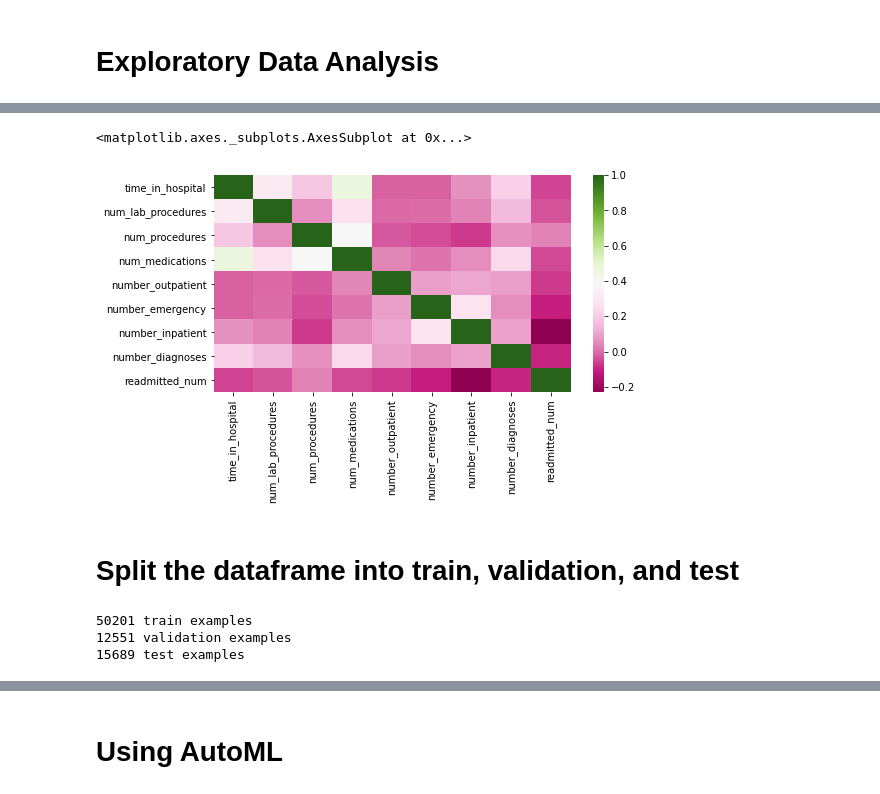
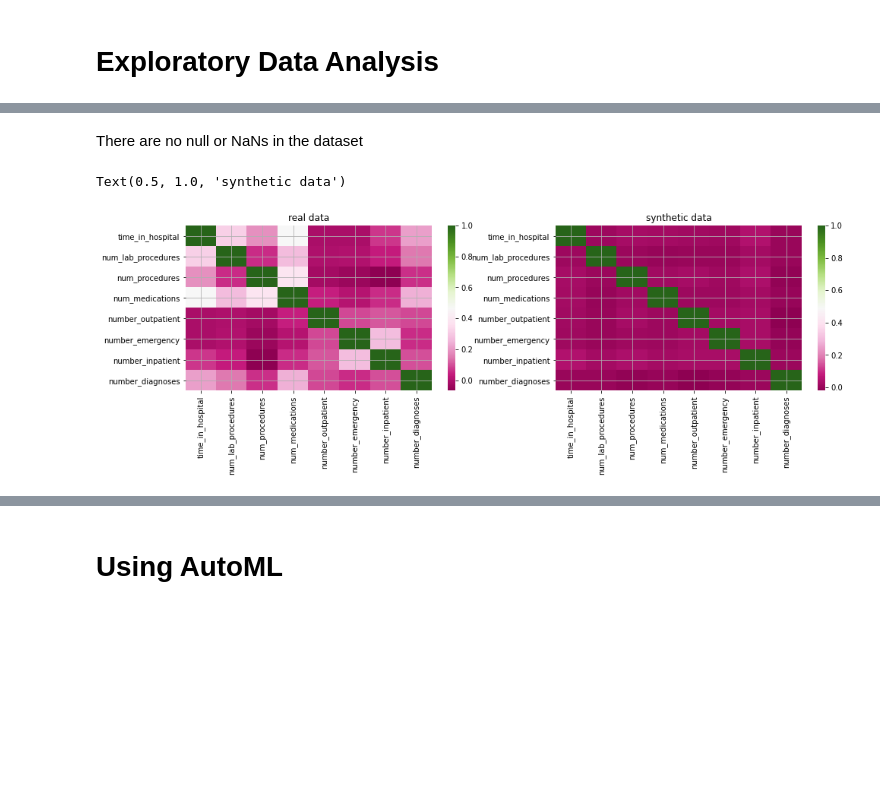
Before and after one commit to sourabh-bhide/SyntheticHealthData, a Jupyter notebook: Diabetes_AutoML.ipynb, the cells around one changed output, grey strips where cells are left out. Saved outputs shown, nothing was run; the diff lists cells and outputs as text; code cells hidden in the pictures; blank space fills up the shorter version.

```diff
--- a/Diabetes_AutoML.ipynb
+++ b/Diabetes_AutoML.ipynb
@@ -86,20 +116,18 @@ df.describe()
+# %% [markdown]
+There are no null or NaNs in the dataset
 # %%
 import seaborn as sns
 import matplotlib.pyplot as plt
-plt.figure(figsize=(8,4))
-sns.heatmap(real_data.corr(),cmap='PiYG',annot=False)
+
+fig, axs = plt.subplots(1,2,figsize=(16,4))
+
+sns.heatmap(real_data.corr(),cmap='PiYG',annot=False,ax=axs[0])
+axs[0].grid()
+axs[0].set_title('real data')
+
+sns.heatmap(synthetic_data.corr(),cmap='PiYG',annot=False,ax=axs[1])
+axs[1].grid()
+axs[1].set_title('synthetic data')
 # %% [output]
-<matplotlib.axes._subplots.AxesSubplot at 0x...>
+Text(0.5, 1.0, 'synthetic data')
-[figure, old version]
+[figure, new version]
-# %% [markdown]
-# Split the dataframe into train, validation, and test
-# %%
-train, test = train_test_split(dataframe, test_size=0.2)
-train, val = train_test_split(train, test_size=0.2)
-print(len(train), 'train examples')
-print(len(val), 'validation examples')
-print(len(test), 'test examples')
-# %% [output]
-50201 train examples
-12551 validation examples
-15689 test examples
```
Also changed, not shown: parts of 18 cells of this notebook.
